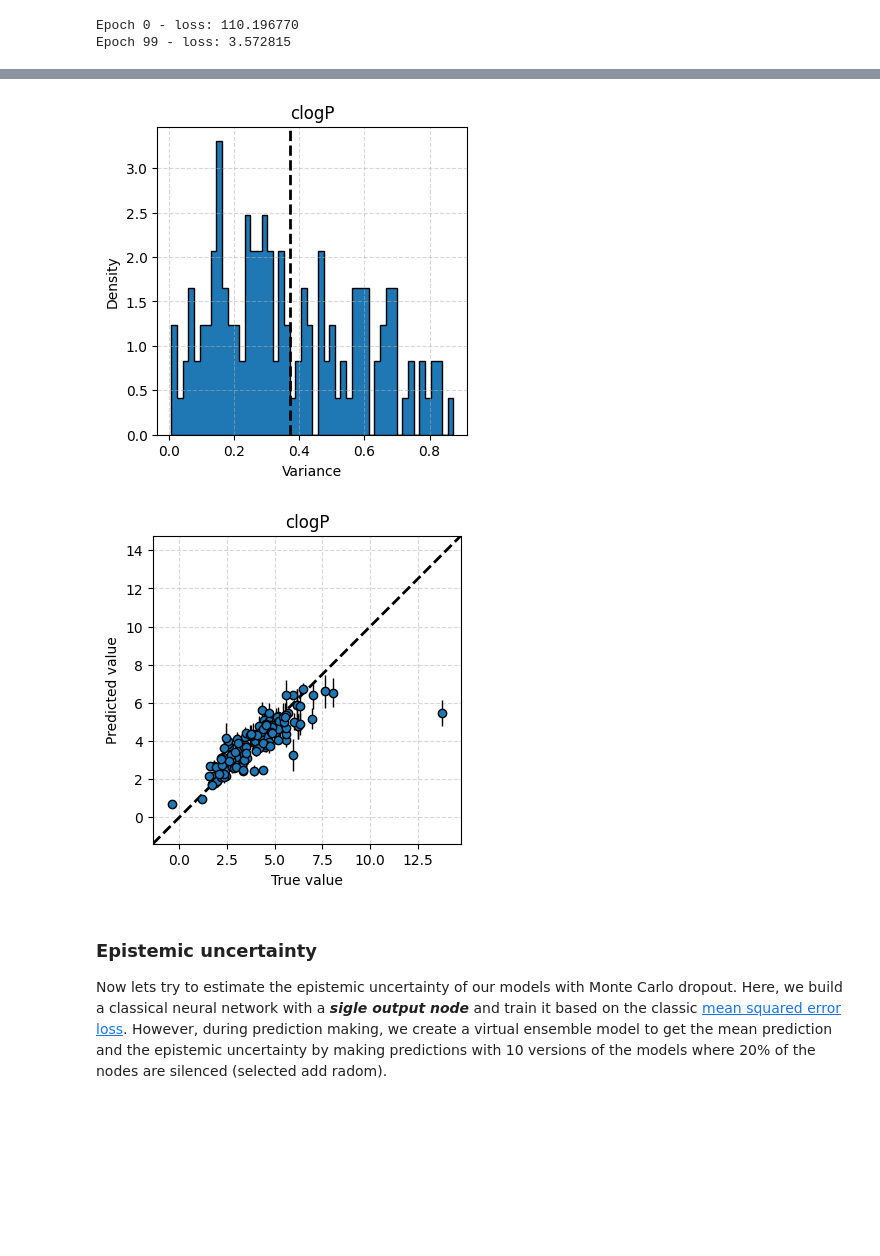
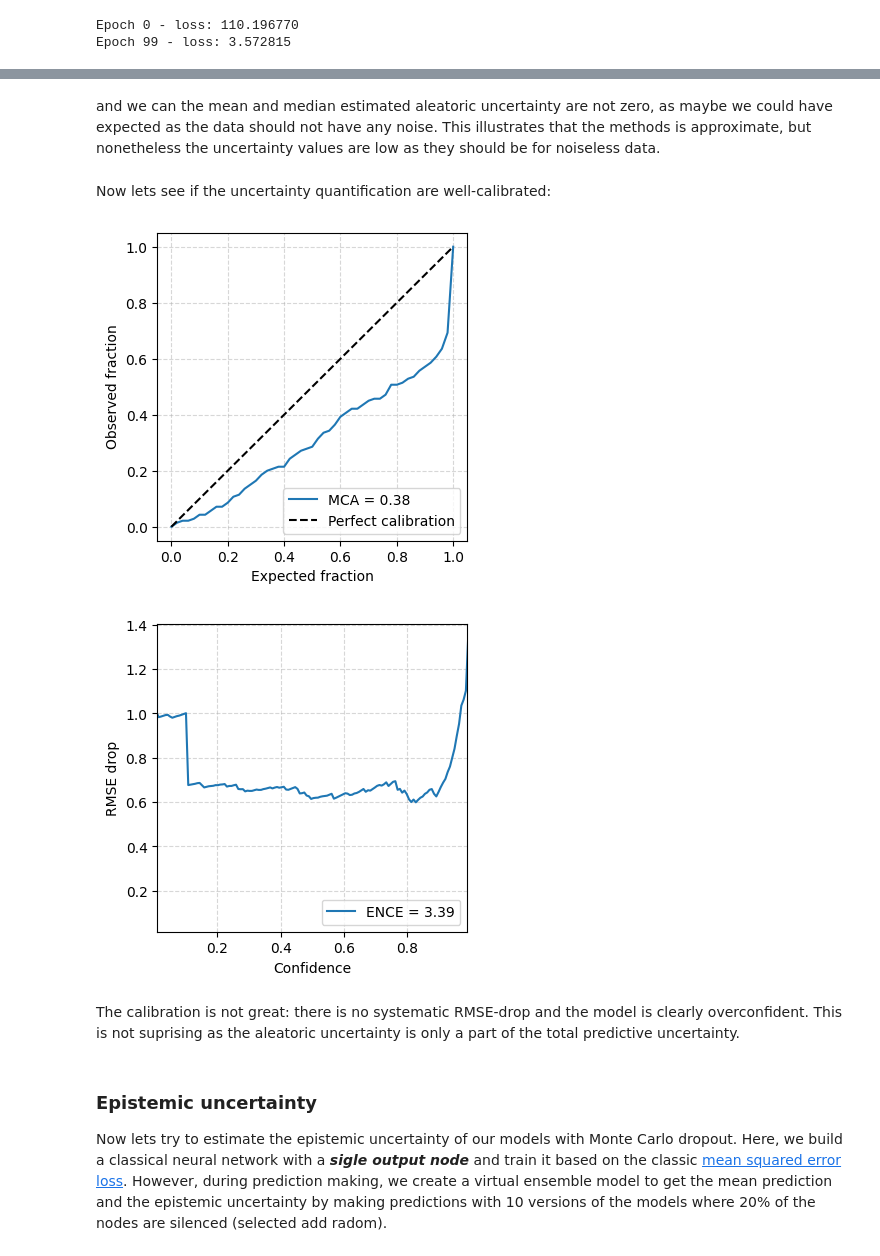
Before and after one commit to CDDLeiden/ULLA2023-Leiden, a Jupyter notebook: practicals/03_uncertainty_active_learning/03_uncertainty_active_learning.ipynb, the cells around one changed output, grey strips where cells are left out. Cells and saved outputs as stored; diff of their text form; code cells hidden in the pictures; blank space fills up the shorter version.

```diff
--- a/practicals/03_uncertainty_active_learning/03_uncertainty_active_learning.ipynb
+++ b/practicals/03_uncertainty_active_learning/03_uncertainty_active_learning.ipynb
@@ -235,5 +254,6 @@ HIDDEN_SIZE = 64
 # %%
 from scipy.stats import norm, spearmanr
+from scipy.integrate import simps
 
 def compute_calibration_curve(y_true, y_mean, y_var, step=0.01):
 
@@ -260,13 +280,14 @@ def compute_calibration_curve(y_true, y_mean, y_var, step=0.01):
     """
 
     expected_frac = np.array( [ 2*i for i in np.arange(0,0.5+step,step) ] )
+    nmols = len(y_true)
     real_frac = []
     for j in range(len(expected_frac)):
         plow = 0.5 - expected_frac[j] / 2
         pup = 0.5 + expected_frac[j] / 2
         cum = 0
         for k in range(nmols):
-            if norm.ppf(plow, loc=y_pred[k], scale=y_var[k]) <= y[k] <= norm.ppf(pup, loc=y_pred[k], scale=y_var[k]): cum += 1
+            if norm.ppf(plow, loc=y_mean[k], scale=y_var[k]) <= y_true[k] <= norm.ppf(pup, loc=y_mean[k], scale=y_var[k]): cum += 1
         real_frac.append(cum/nmols)
 
     c_norm = simps(np.array(expected_frac))
@@ -294,7 +315,7 @@ def plot_calibration_curve(y_true, y_mean, y_var):
 
     fig, ax = plt.subplots(figsize=(4, 4))
 
-    ax.plot(expected_frac, real_frac, 'o-', label='MCA = {:.2f}'.format(mca))
+    ax.plot(expected_frac, real_frac, '-', label='MCA = {:.2f}'.format(mca))
     ax.plot([0, 1], [0, 1], 'k--', label='Perfect calibration')
     ax.set_xlabel('Expected fraction')
     ax.set_ylabel('Observed fraction')
@@ -440,17 +518,19 @@ Epoch 99 - loss: 3.572815
+# %% [markdown]
+and we can the mean and median estimated aleatoric uncertainty are not zero, as maybe we could have expected as the data should not have any noise. This illustrates that the methods is approximate, but nonetheless the uncertainty values are low as they should be for noiseless data.
+# %% [markdown]
+Now lets see if the uncertainty quantification are well-calibrated:
 # %%
-from utils import variance_distribution_plot, correlation_plot
+y_true = data[data.Subset == 'Test']['clogP'].values
+y_mean = y_test_mean.detach().numpy()
+y_var = y_test_var.detach().numpy()
 
-variance_distribution_plot(y_test_var, 'clogP')
-
-correlation_plot(
-    data[data.Subset == 'Test']['clogP'].values,
-    y_test_mean.detach().numpy(),
-    y_test_var.detach().numpy(),
-    title='clogP',
-)
+plot_calibration_curve(y_true, y_mean, y_var)
+plot_rmsedrop(y_true, y_mean, y_var)
 # %% [output]
-[figure, old version]
+[figure, new version]
-[figure, old version]
+[figure, new version]
+# %% [markdown]
+The calibration is not great: there is no systematic RMSE-drop and the model is clearly overconfident. This is not suprising as the aleatoric uncertainty is only a part of the total predictive uncertainty.
 # %% [markdown]
 ### Epistemic uncertainty
 
```
Also changed, not shown: parts of 31 cells of this notebook, 4 other files.
